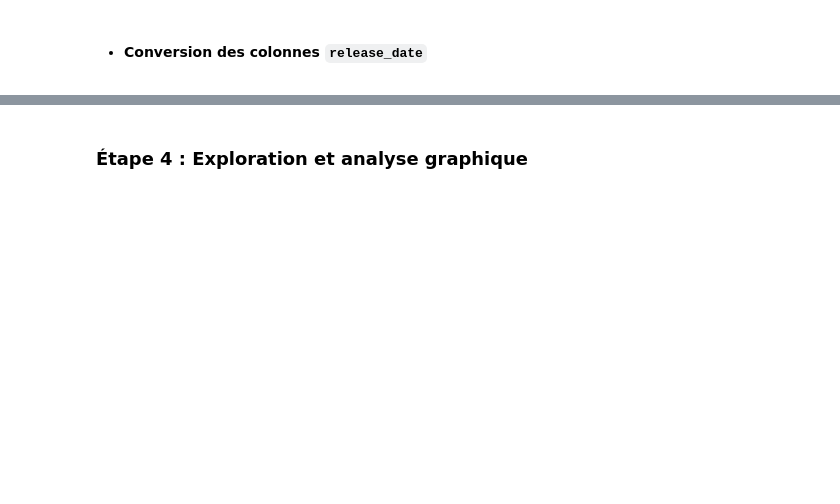
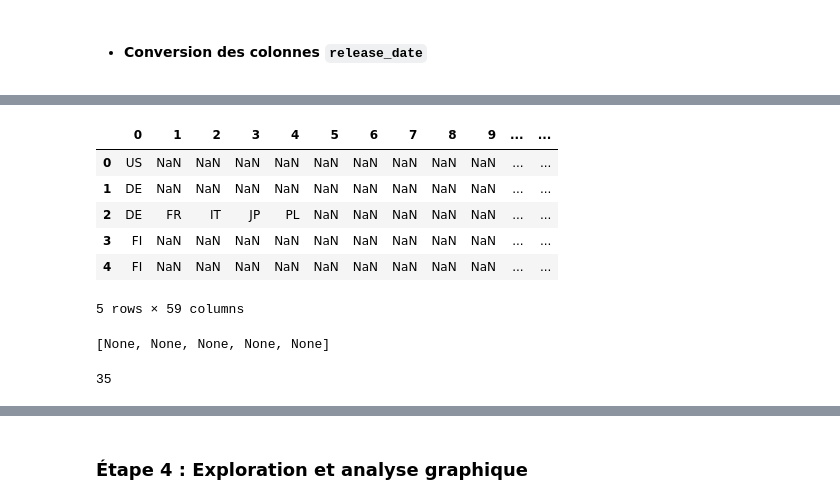
Before and after one commit to jpvt-data/AlgoCinema, a Jupyter notebook: exploration/exploration_tmdb_full.ipynb, the cells around one changed output, grey strips where cells are left out. Saved outputs shown, nothing was run; the diff lists cells and outputs as text; code cells hidden in the pictures; blank space fills up the shorter version.

```diff
--- a/exploration/exploration_tmdb_full.ipynb
+++ b/exploration/exploration_tmdb_full.ipynb
@@ -134,4 +168,0 @@ df_tmdb['release_date'] = df_tmdb['release_date'].dt.year.fillna(0).astype(int)
-# %%
-#Explode de la colonne 'genres' après l'avoir transformée en liste
-df_tmdb['genres'] = df_tmdb['genres'].apply(lambda genre: eval(genre))
-df_tmdb = df_tmdb.explode('genres')
@@ -147,0 +169,5 @@ df_tmdb2 = df_tmdb2.explode('production_countries')
+# %%
+#On crée un dataframe qui comporte tous les genres pour chaque films
+df_tmdb['tmdb_genres'] = df_tmdb['tmdb_genres'].apply(lambda genre: eval(genre))
+df_genres = df_tmdb['tmdb_genres'].apply(pd.Series)
+df_genres.head()
@@ -147,0 +181,7 @@ df_tmdb2 = df_tmdb2.explode('production_countries')
+# %%
+#On renomme chaque colonne
+df_genres.columns = [f'genre{i+1}' for i in range(df_genres.shape[1])]
+
+#On crée une liste qui comprend chaque genre non nul représenté
+liste_genres = list(df_genres['genre1'][~df_genres['genre1'].isna()].unique())
+liste_genres
@@ -147,0 +208,6 @@ df_tmdb2 = df_tmdb2.explode('production_countries')
+# %%
+#Pour chaque genre de la liste des genres, on crée un colonne correspondant à ce genre
+#Pour chaque ligne, True ou False dans chaque colonne si le genre est présent dans la colonne 'tmdb_genres'
+for genre in liste_genres:
+    df_tmdb[f'tmdb_{genre}'] = df_tmdb['tmdb_genres'].apply(lambda x: genre in x)
+df_tmdb.head()
@@ -147,0 +222,13 @@ df_tmdb2 = df_tmdb2.explode('production_countries')
+# %%
+#On crée un dataframe qui comporte tous les nationalités des productions pour chaque films
+df_tmdb['tmdb_production_countries'] = df_tmdb['tmdb_production_countries'].apply(lambda genre: eval(genre))
+df_production = df_tmdb['tmdb_production_countries'].apply(pd.Series)
+df_production.head()
+# %% [output]
+|  | 0 | 1 | 2 | 3 | 4 | 5 | 6 | 7 | 8 | 9 | ... | ... |
+| 0 | US | NaN | NaN | NaN | NaN | NaN | NaN | NaN | NaN | NaN | ... | ... |
+| 1 | DE | NaN | NaN | NaN | NaN | NaN | NaN | NaN | NaN | NaN | ... | ... |
+| 2 | DE | FR | IT | JP | PL | NaN | NaN | NaN | NaN | NaN | ... | ... |
+| 3 | FI | NaN | NaN | NaN | NaN | NaN | NaN | NaN | NaN | NaN | ... | ... |
+| 4 | FI | NaN | NaN | NaN | NaN | NaN | NaN | NaN | NaN | NaN | ... | ... |
+5 rows × 59 columns
@@ -147,0 +238,13 @@ df_tmdb2 = df_tmdb2.explode('production_countries')
+# %%
+#On crée une liste qui comprend les 30 nationalités les plus représentées
+liste_nationalite = df_nationalite.head(30).index.to_list()
+liste_nationalite
+
+#Nous avons décidé d'ajouter à cette liste les 5 pays les plus représentés en Afrique et au Moyen Orient et ainsi avoir une représentation de chaque continent
+[liste_nationalite.append(i) for i in ['IR', 'XG', 'EG', 'NG', 'ZA']]
+# %% [output]
+[None, None, None, None, None]
+# %%
+len(liste_nationalite)
+# %% [output]
+35
```
Also changed, not shown: parts of 33 cells of this notebook, 1 other file.
